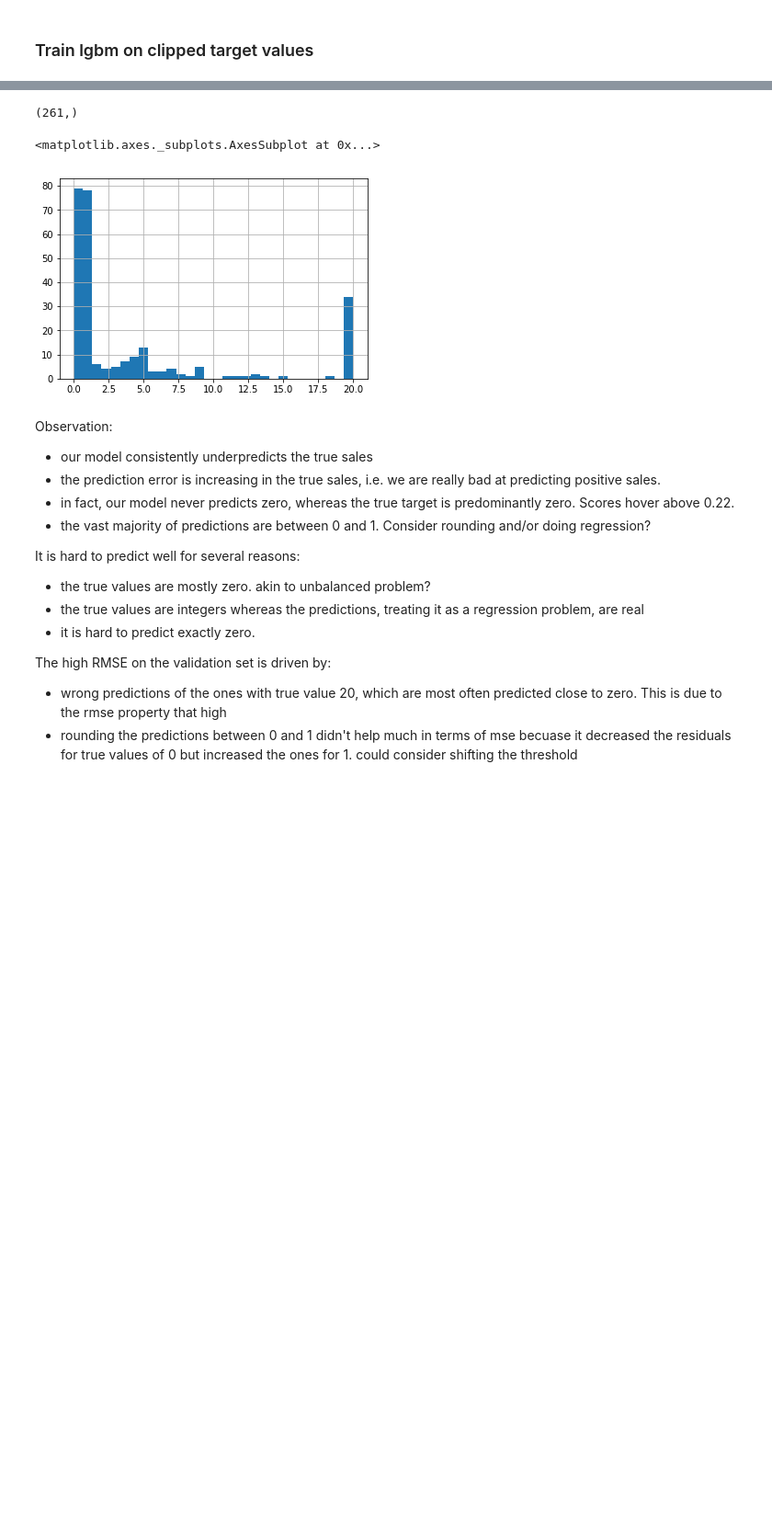
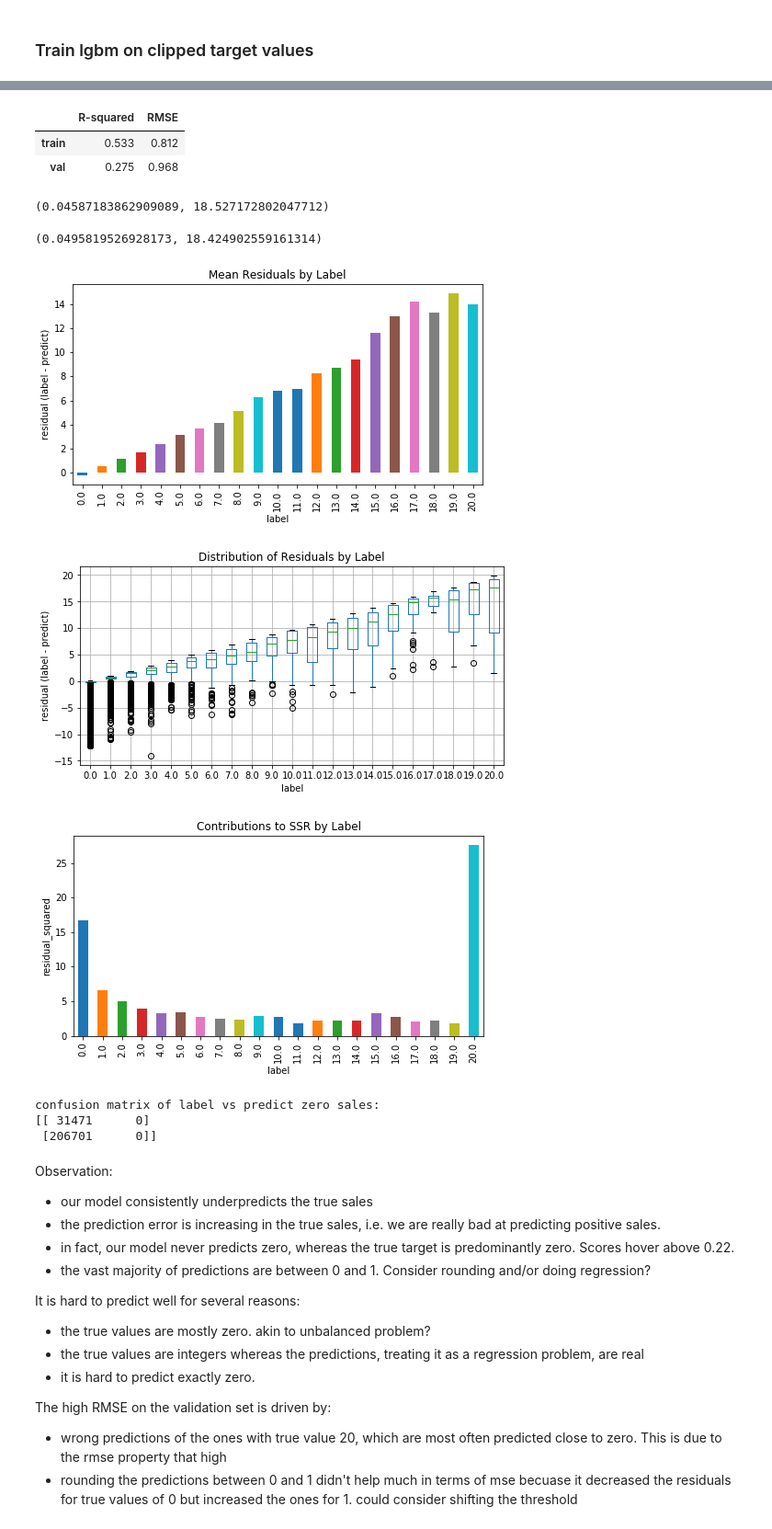
Before and after one commit to JojoYY/Coursera_Kaggle_Project, a Jupyter notebook: Tree_based_models.ipynb, the cells around one changed output, grey strips where cells are left out. Shown at 92% size. Saved outputs shown, nothing was run; the diff lists cells and outputs as text; code cells hidden in the pictures; blank space fills up the shorter version.

```diff
--- a/Tree_based_models.ipynb
+++ b/Tree_based_models.ipynb
@@ -426,12 +247,26 @@ err_post.loc[err_post['y_true']==0, 'y_pred'].hist(bins=40);
-# %%
-val_err.loc[val_err['y_val']==20, 'post_val'].shape
-# %% [output]
-(261,)
-# %%
-val_err.loc[val_err['y_val']==20, 'post_val'].hist(bins=30)
-# %% [output]
-<matplotlib.axes._subplots.AxesSubplot at 0x...>
-[figure, removed]
+# %%
+udf.train_test_metrics(y_train_clip, y_val_clip, pred_train_bst_clip, pred_val_bst_clip)
+# %% [output]
+|  | R-squared | RMSE |
+| train | 0.533 | 0.812 |
+| val | 0.275 | 0.968 |
+# %%
+pred_train_bst_clip.min(), pred_train_bst_clip.max()
+# %% [output]
+(0.04587183862909089, 18.527172802047712)
+# %%
+pred_val_bst_clip.min(), pred_val_bst_clip.max()
+# %% [output]
+(0.0495819526928173, 18.424902559161314)
+# %%
+udf.clipped_error_analysis(y_val_clip, pred_val_bst_clip);
+# %% [output]
+[figure, added]
+[figure, added]
+[figure, added]
+confusion matrix of label vs predict zero sales:
+[[ 31471      0]
+ [206701      0]]
 # %% [markdown]
 Observation:
 - our model consistently underpredicts the true sales
```
Also changed, not shown: parts of 65 cells of this notebook, 1 other file.
